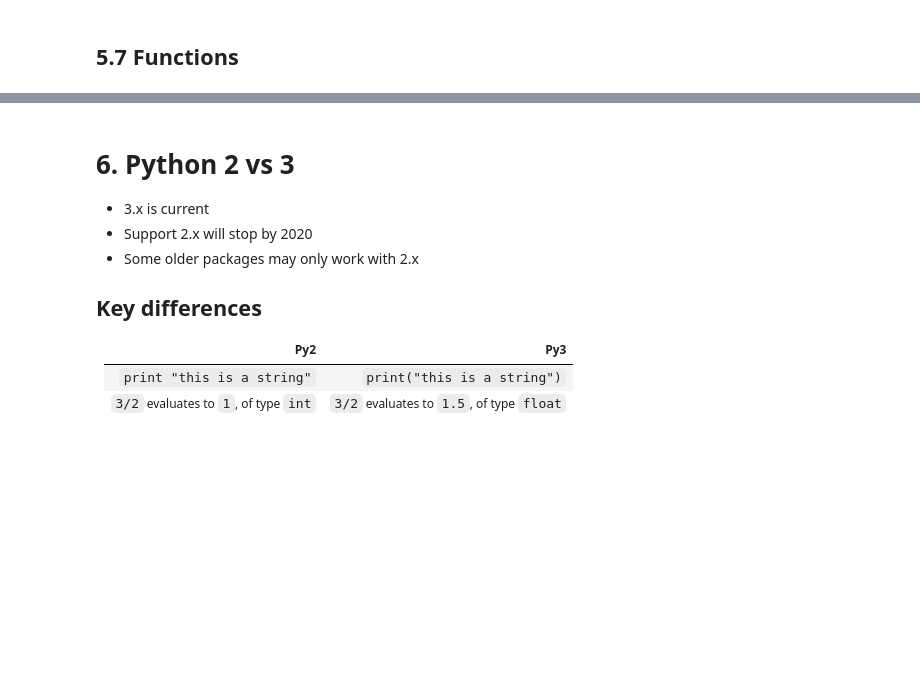
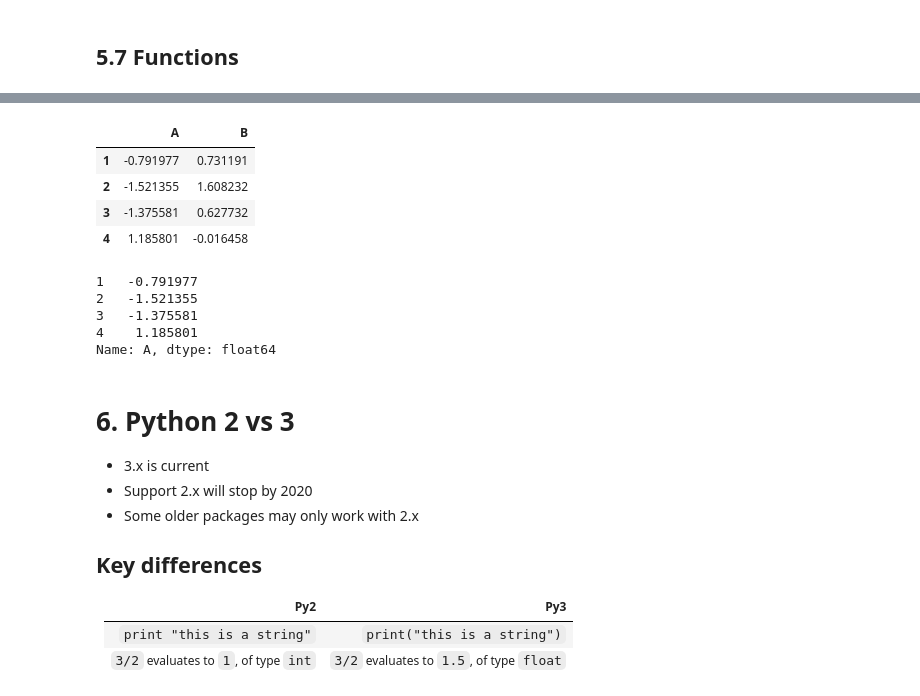
Before and after one commit to allardjun/MCSBBootcampDry, a Jupyter notebook: Zoo/python/main.ipynb, the cells around one changed output, grey strips where cells are left out. Drawn from its saved outputs; the diff is of its cells as text; code cells hidden in the pictures; blank space fills up the shorter version.

```diff
--- a/Zoo/python/main.ipynb
+++ b/Zoo/python/main.ipynb
@@ -429,3 +531,21 @@ print(add(2, 3), type(add), add)
+# %%
+import pandas as pd
+df = pd.DataFrame(np.random.randn(4, 2), index=[1,2,3,4], columns=list('AB'))
+df
+# %% [output]
+|  | A | B |
+| 1 | -0.791977 | 0.731191 |
+| 2 | -1.521355 | 1.608232 |
+| 3 | -1.375581 | 0.627732 |
+| 4 | 1.185801 | -0.016458 |
+# %%
+df["A"]
+# %% [output]
+1   -0.791977
+2   -1.521355
+3   -1.375581
+4    1.185801
+Name: A, dtype: float64
 # %% [markdown]
 # 6. Python 2 vs 3
 
```
Also changed, not shown: parts of 27 cells of this notebook.
